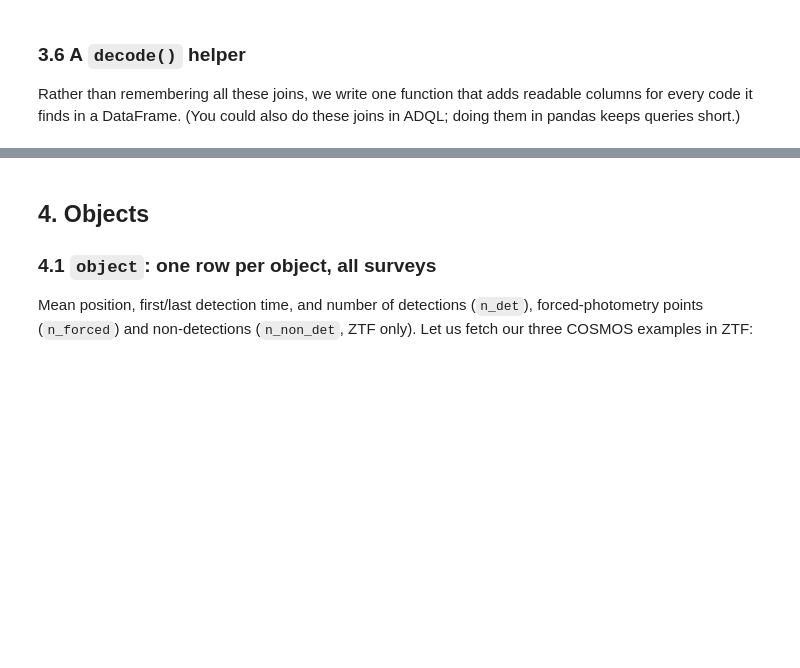
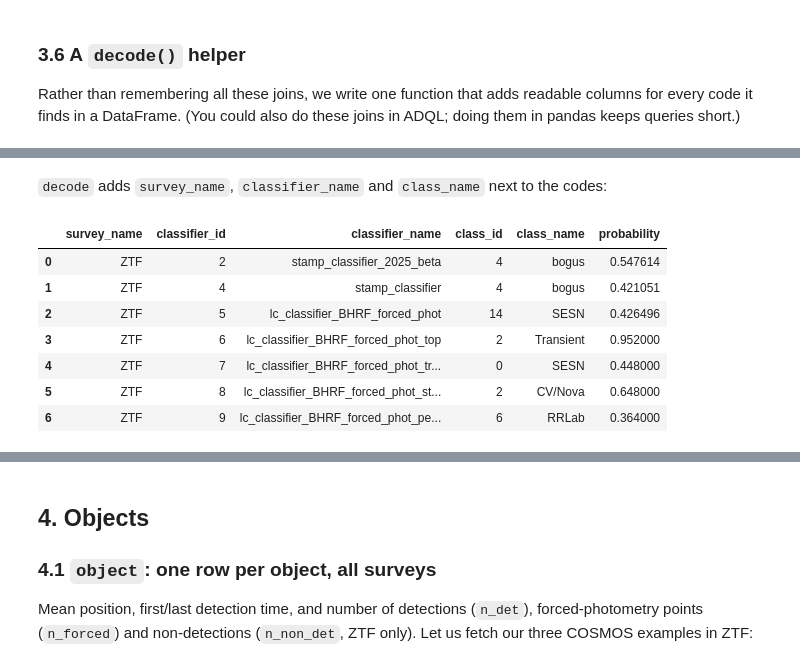
Before and after one commit to fforster/alerce-iucaa-2026, a Jupyter notebook: 01_multisurvey_database.ipynb, the cells around one changed output, grey strips where cells are left out. Cells and saved outputs as stored; diff of their text form; code cells hidden in the pictures; blank space fills up the shorter version.

```diff
--- a/01_multisurvey_database.ipynb
+++ b/01_multisurvey_database.ipynb
@@ -323,6 +323,8 @@ def band_label(sid, band):
 
 
 def decode(df):
+    """Add readable columns for the codes in df: survey_name (sid), band_name (sid + band), feature_name
+    (sid + feature_id), classifier_name (classifier_id), class_name (classifier_id + class_id), catalog_name (catid)."""
     out = df.copy()
     if "sid" in out:
         out = out.merge(sid_lut[["sid", "survey_name"]], on="sid", how="left")
@@ -340,0 +346,4 @@ def decode(df):
+# %%
+sn_oid = ztf_name_to_oid("ZTF26aaonmha")
+probs = tap_query(f"SELECT * FROM alerce_tap.probability WHERE oid = {sn_oid} AND sid = 0 AND ranking = 1")
+probs[["sid", "classifier_id", "class_id", "probability"]]
@@ -340,0 +359,13 @@ def decode(df):
+# %% [markdown]
+`decode` adds `survey_name`, `classifier_name` and `class_name` next to the codes:
+# %%
+decode(probs)[["survey_name", "classifier_id", "classifier_name", "class_id", "class_name", "probability"]]
+# %% [output]
+|  | survey_name | classifier_id | classifier_name | class_id | class_name | probability |
+| 0 | ZTF | 2 | stamp_classifier_2025_beta | 4 | bogus | 0.547614 |
+| 1 | ZTF | 4 | stamp_classifier | 4 | bogus | 0.421051 |
+| 2 | ZTF | 5 | lc_classifier_BHRF_forced_phot | 14 | SESN | 0.426496 |
+| 3 | ZTF | 6 | lc_classifier_BHRF_forced_phot_top | 2 | Transient | 0.952000 |
+| 4 | ZTF | 7 | lc_classifier_BHRF_forced_phot_tr... | 0 | SESN | 0.448000 |
+| 5 | ZTF | 8 | lc_classifier_BHRF_forced_phot_st... | 2 | CV/Nova | 0.648000 |
+| 6 | ZTF | 9 | lc_classifier_BHRF_forced_phot_pe... | 6 | RRLab | 0.364000 |
```
Also changed, not shown: parts of 7 cells of this notebook, 1 other file.
